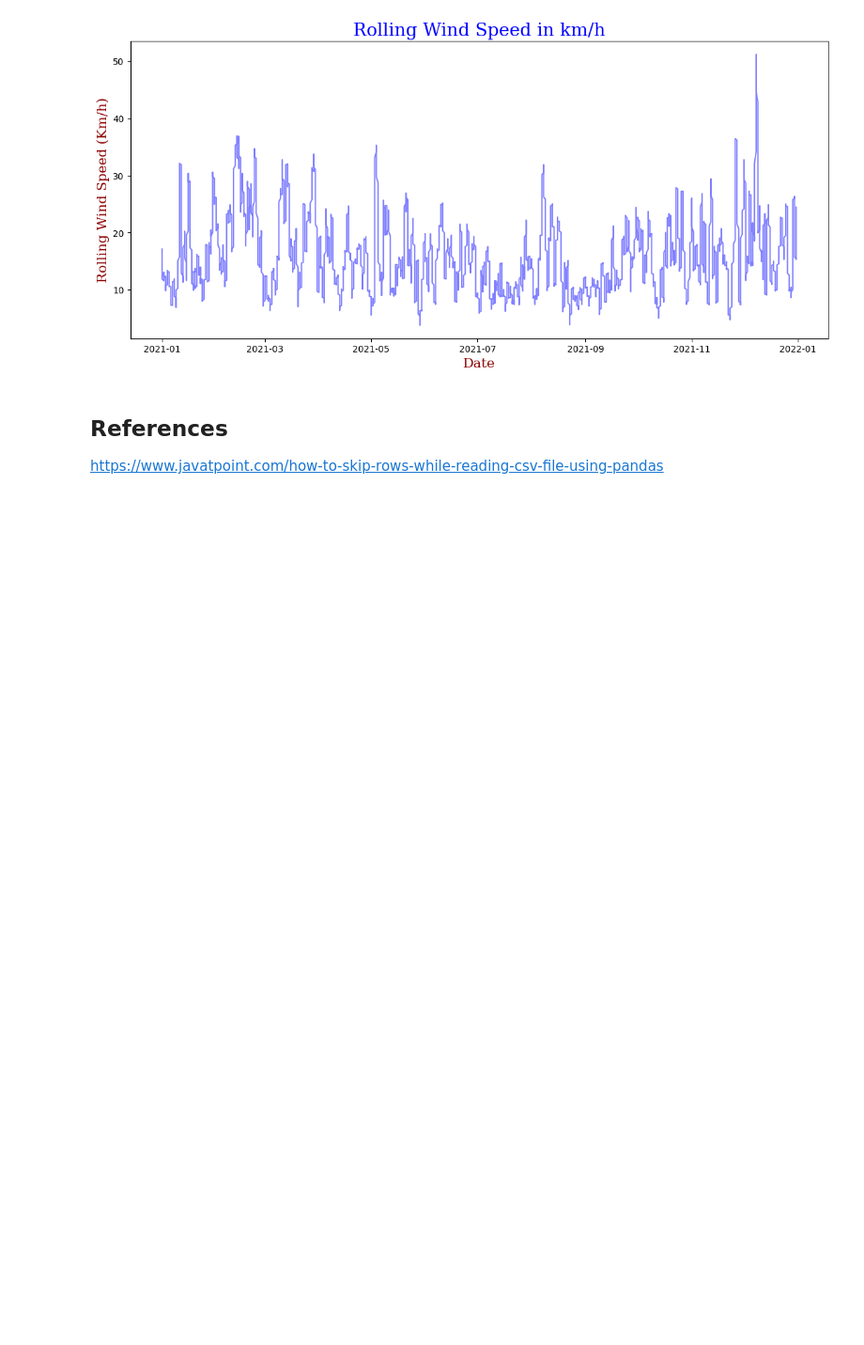
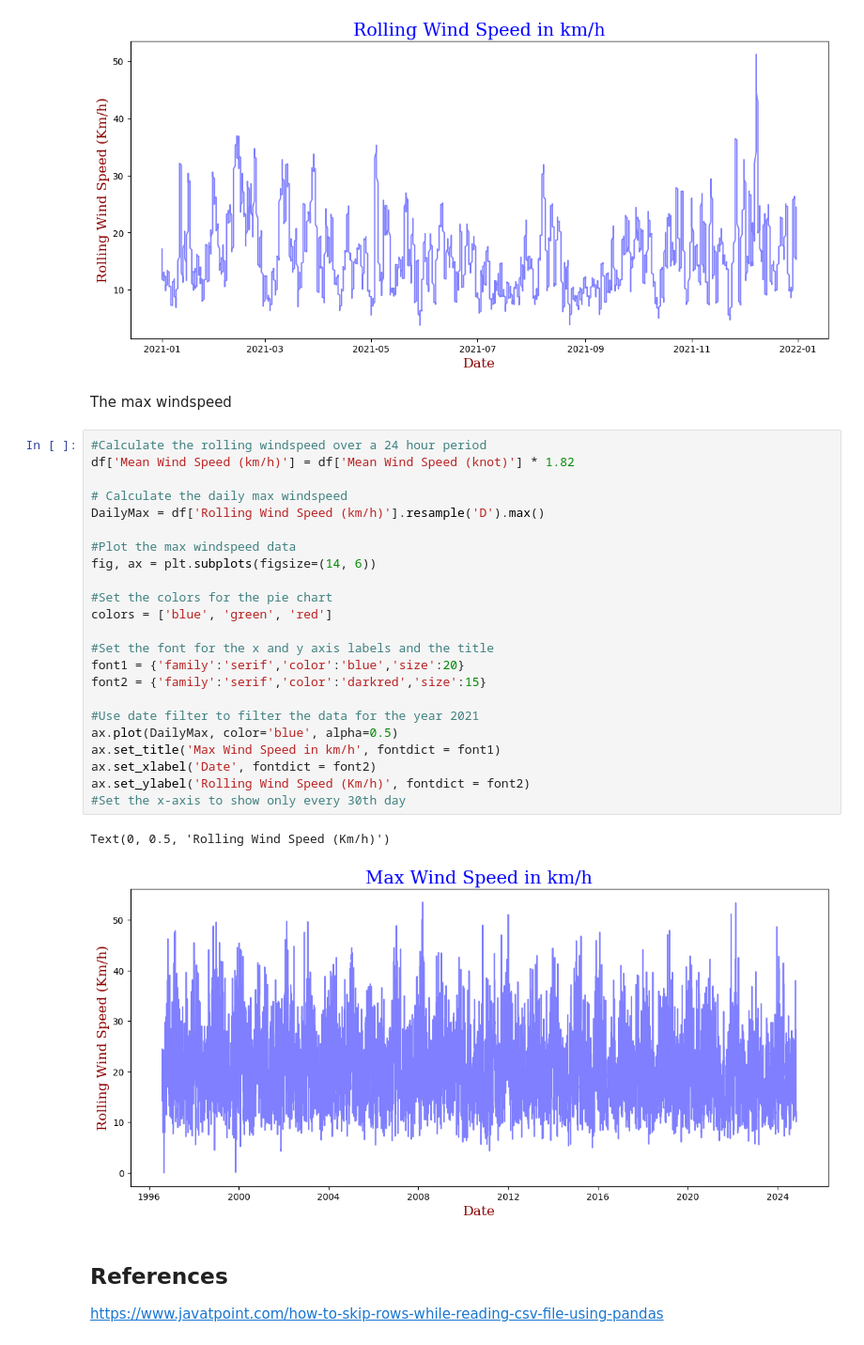
Before and after one commit to MikeCurleyCoosan/PFDA, a Jupyter notebook: PFDA_assignments/assignment06_weather.ipynb, the cells around one changed output. Shown at 94% size. Drawn from its saved outputs; the diff is of its cells as text; blank space fills up the shorter version.

```diff
--- a/PFDA_assignments/assignment06_weather.ipynb
+++ b/PFDA_assignments/assignment06_weather.ipynb
@@ -400,6 +406,34 @@ ax.set_ylabel('Rolling Wind Speed (Km/h)', fontdict = font2)
 # %% [output]
 Text(0, 0.5, 'Rolling Wind Speed (Km/h)')
 [figure]
+# %% [markdown]
+The max windspeed
+# %%
+#Calculate the rolling windspeed over a 24 hour period
+df['Mean Wind Speed (km/h)'] = df['Mean Wind Speed (knot)'] * 1.82
+
+# Calculate the daily max windspeed
+DailyMax = df['Rolling Wind Speed (km/h)'].resample('D').max()
+
+#Plot the max windspeed data
+fig, ax = plt.subplots(figsize=(14, 6))
+
+#Set the colors for the pie chart
+colors = ['blue', 'green', 'red']
+
+#Set the font for the x and y axis labels and the title
+font1 = {'family':'serif','color':'blue','size':20}
+font2 = {'family':'serif','color':'darkred','size':15}
+
+#Use date filter to filter the data for the year 2021
+ax.plot(DailyMax, color='blue', alpha=0.5)
+ax.set_title('Max Wind Speed in km/h', fontdict = font1)
+ax.set_xlabel('Date', fontdict = font2)
+ax.set_ylabel('Rolling Wind Speed (Km/h)', fontdict = font2)
+#Set the x-axis to show only every 30th day
+# %% [output]
+Text(0, 0.5, 'Rolling Wind Speed (Km/h)')
+[figure, added]
 # %% [markdown]
 ## References
 
```
Also changed, not shown: parts of 2 cells of this notebook.
